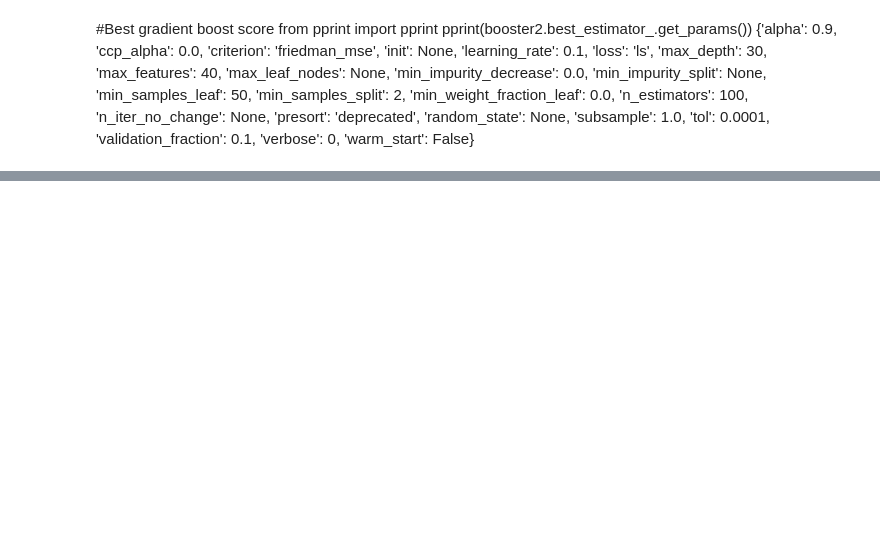
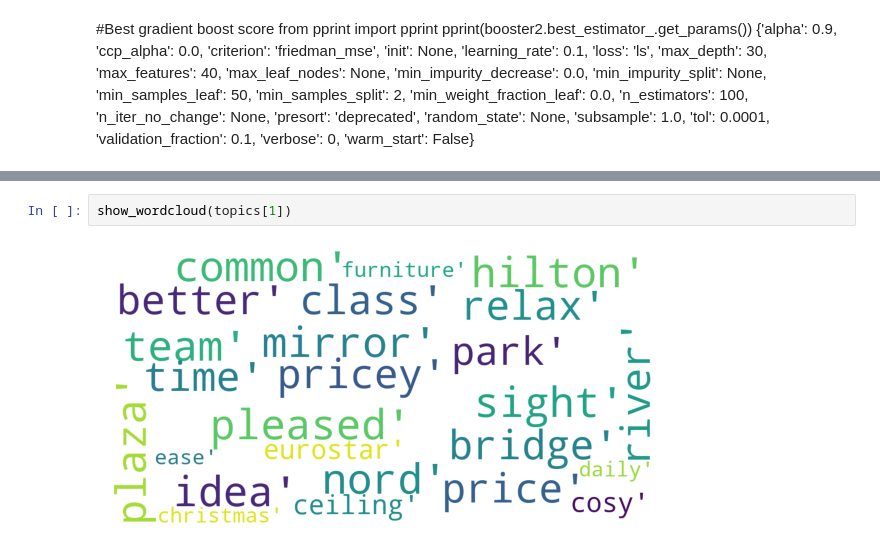
Before and after one commit to slindhult/Hotel-Reviews, a Jupyter notebook: Hotels.ipynb, the cells around one changed output, grey strips where cells are left out. Drawn from its saved outputs; the diff is of its cells as text; blank space fills up the shorter version.

```diff
--- a/Hotels.ipynb
+++ b/Hotels.ipynb
@@ -444,0 +874,4 @@ m
+# %%
+show_wordcloud(topics[1])
+# %% [output]
+[figure, added]
```
Also changed, not shown: parts of 266 cells of this notebook.
